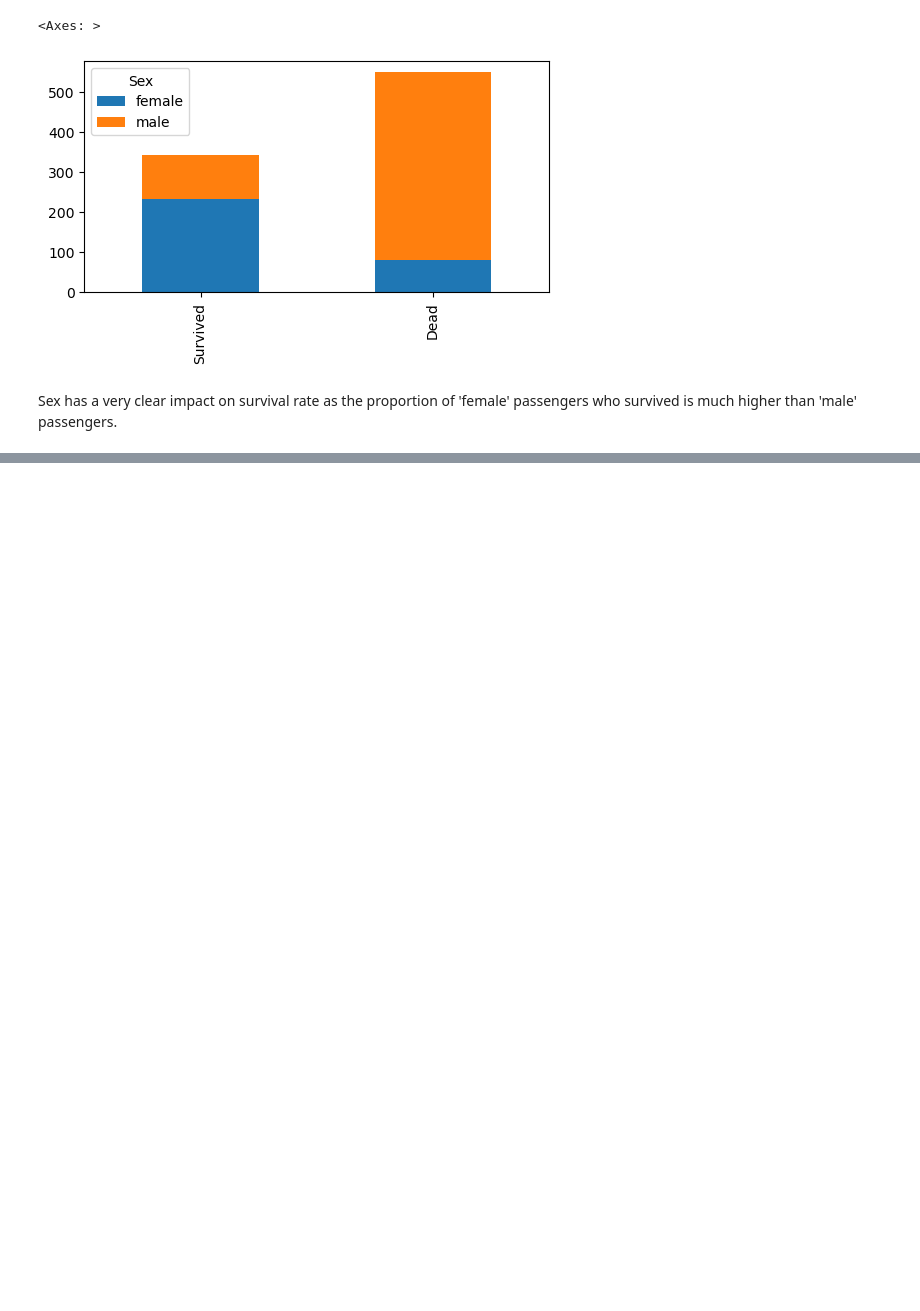
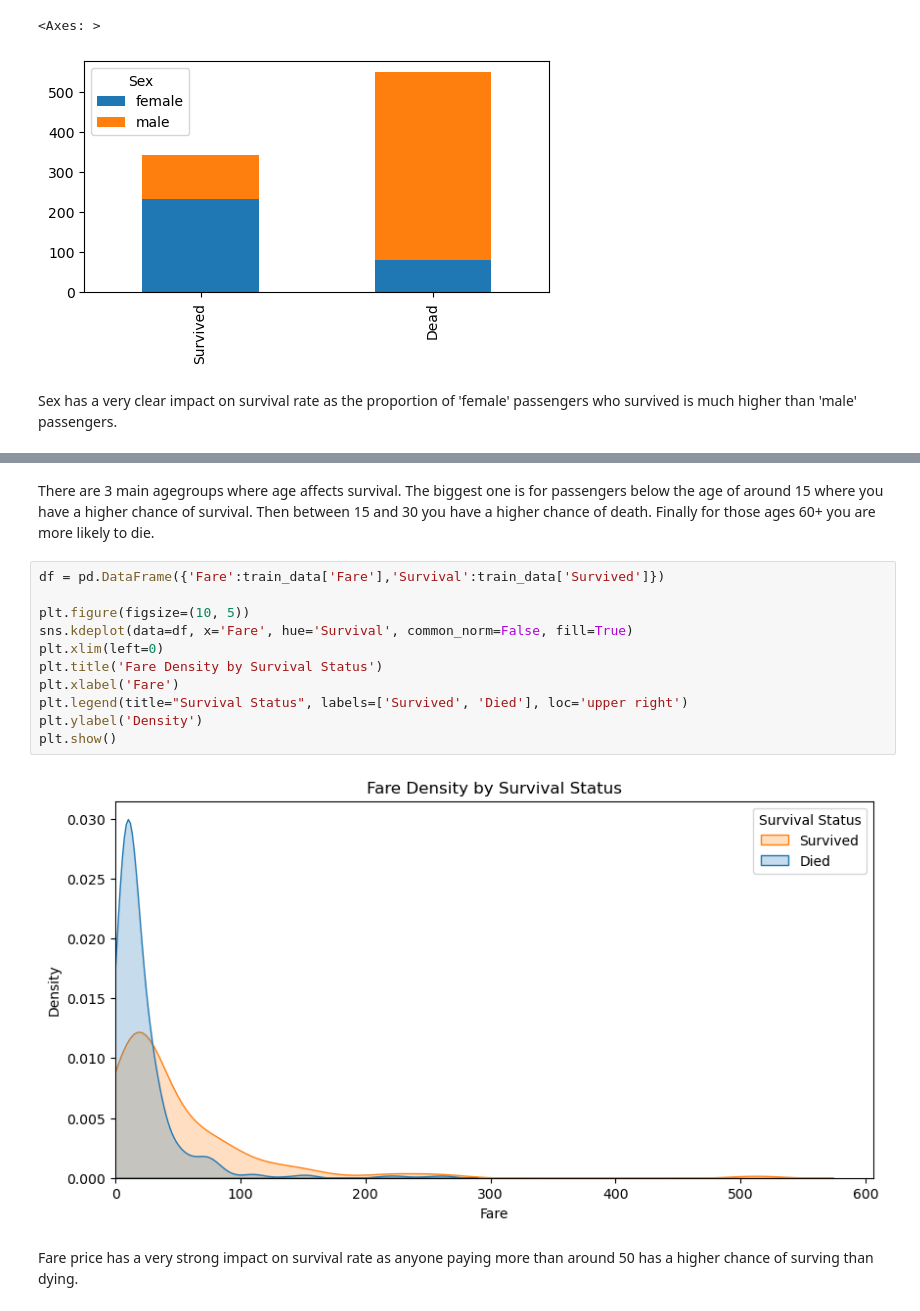
Before and after one commit to danielvasilevko/DataScience_Projects, a Jupyter notebook: Titanic_Survival_Model/Titanic_Survive.ipynb, the cells around one changed output, grey strips where cells are left out. Saved outputs shown, nothing was run; the diff lists cells and outputs as text; blank space fills up the shorter version.

```diff
--- a/Titanic_Survival_Model/Titanic_Survive.ipynb
+++ b/Titanic_Survival_Model/Titanic_Survive.ipynb
@@ -108,0 +135,17 @@ Sex has a very clear impact on survival rate as the proportion of 'female' passe
+# %% [markdown]
+There are 3 main agegroups where age affects survival. The biggest one is for passengers below the age of around 15 where you have a higher chance of survival. Then between 15 and 30 you have a higher chance of death. Finally for those ages 60+ you are more likely to die.
+# %%
+df = pd.DataFrame({'Fare':train_data['Fare'],'Survival':train_data['Survived']})
+
+plt.figure(figsize=(10, 5))
+sns.kdeplot(data=df, x='Fare', hue='Survival', common_norm=False, fill=True)
+plt.xlim(left=0)
+plt.title('Fare Density by Survival Status')
+plt.xlabel('Fare')
+plt.legend(title="Survival Status", labels=['Survived', 'Died'], loc='upper right')
+plt.ylabel('Density')
+plt.show()
+# %% [output]
+[figure, added]
+# %% [markdown]
+Fare price has a very strong impact on survival rate as anyone paying more than around 50 has a higher chance of surving than dying.
```
Also changed, not shown: parts of 6 cells of this notebook.
